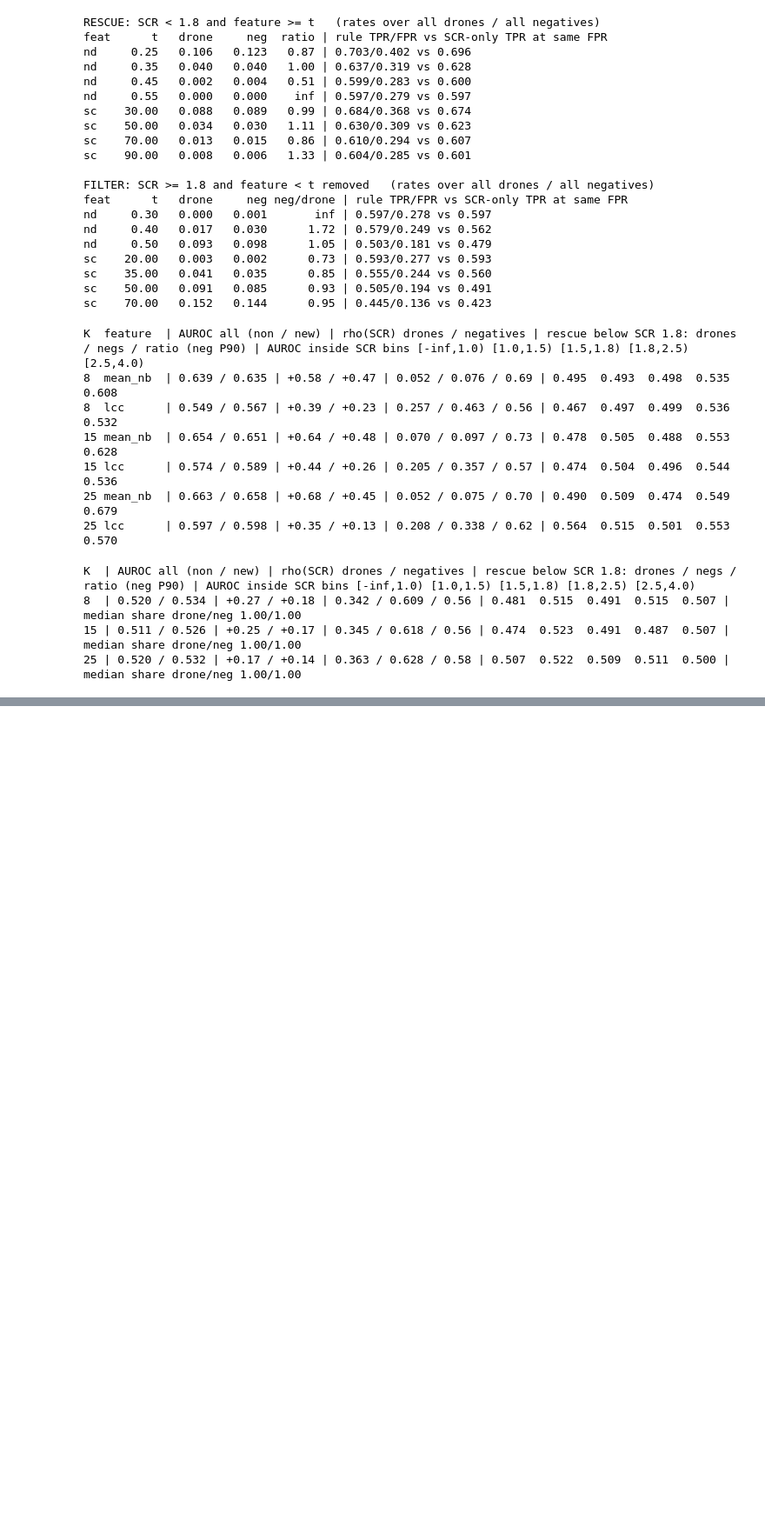
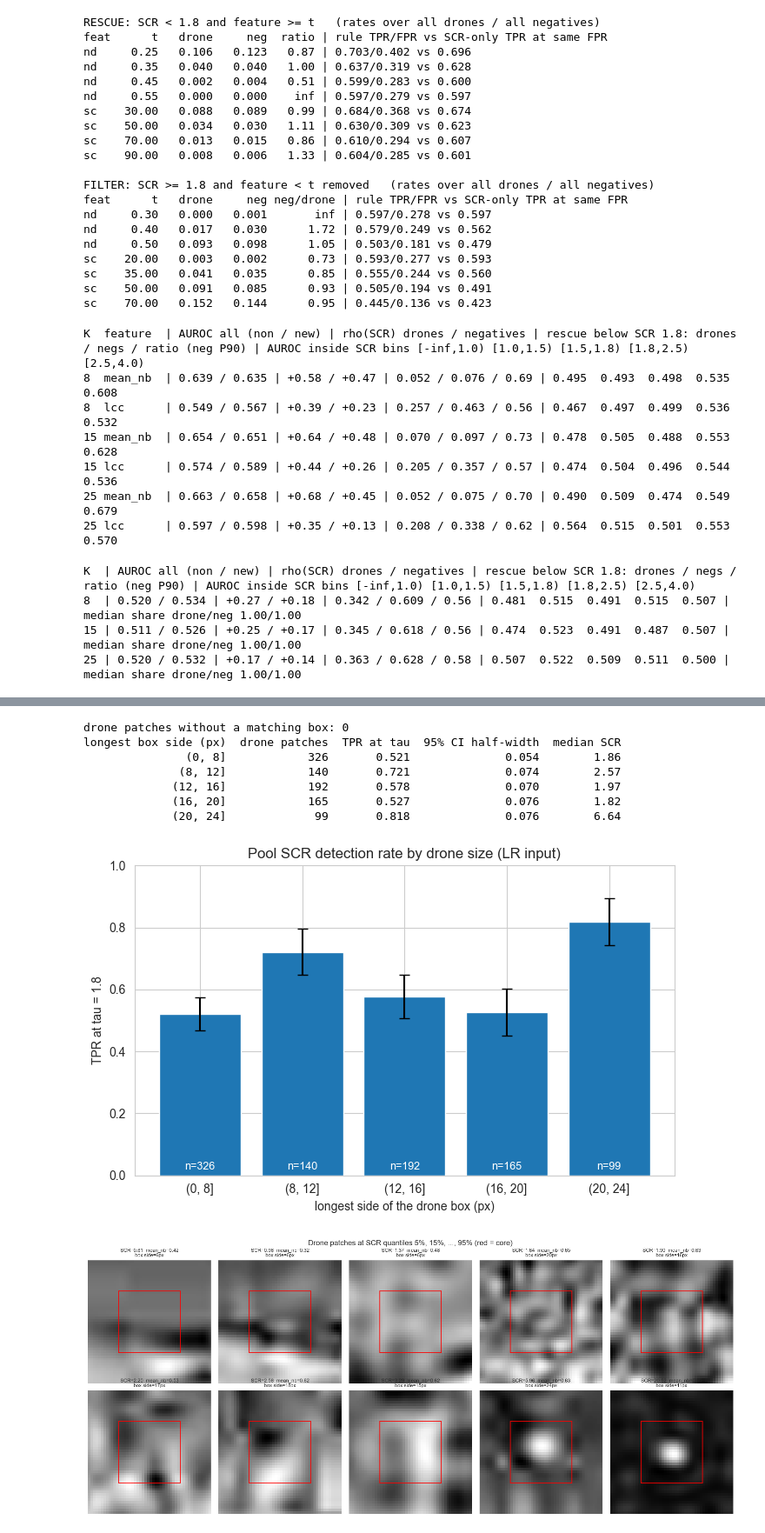
Before and after one commit to shelly-serafimovich/target-aware-infrared-sr, a Jupyter notebook: METRICS_EDA/RESULTS/EDA_executed.ipynb, the cells around one changed output, grey strips where cells are left out. Shown at 87% size. Drawn from its saved outputs; the diff is of its cells as text; code cells hidden in the pictures; blank space fills up the shorter version.

```diff
--- a/METRICS_EDA/RESULTS/EDA_executed.ipynb
+++ b/METRICS_EDA/RESULTS/EDA_executed.ipynb
@@ -2699,0 +2939,62 @@ K  | AUROC all (non / new) | rho(SCR) drones / negatives | rescue below SCR 1.8:
+# %%
+# ── 24e: pool SCR detection rate by drone size, and drone patches by SCR quantile ──
+def _drone_box_side(meta):
+    """Longest side of the YOLO box whose centre is the centre of this drone patch."""
+    cx, cy = meta["c0"] + HALF_OUTER, meta["r0"] + HALF_OUTER
+    for (x1, y1, x2, y2) in _boxes_by_path[meta["path"]]:
+        if (x1 + x2) // 2 == cx and (y1 + y2) // 2 == cy:
+            return max(x2 - x1, y2 - y1)
+    return np.nan
+
+
+_side = np.array([_drone_box_side(m) for m in eda_drone_meta], dtype=float)
+assert _side.size == drone_core_pool_scr.size
+print(f"drone patches without a matching box: {int(np.isnan(_side).sum())}")
+
+SIZE_EDGES = [0, 8, 12, 16, 20, PATCH_CORE]
+size_rows = []
+for lo_s, hi_s in zip(SIZE_EDGES[:-1], SIZE_EDGES[1:]):
+    m = (_side > lo_s) & (_side <= hi_s)
+    p = float(np.mean(drone_core_pool_scr[m] > pool_tau_fixed)) if m.any() else np.nan
+    size_rows.append({"longest box side (px)": f"({lo_s}, {hi_s}]", "drone patches": int(m.sum()),
+                      "TPR at tau": round(p, 3), "95% CI half-width": round(1.96 * np.sqrt(p * (1 - p) / max(m.sum(), 1)), 3),
+                      "median SCR": round(float(np.median(drone_core_pool_scr[m])), 2) if m.any() else np.nan})
+size_df = pd.DataFrame(size_rows)
+size_df.to_csv(os.path.join(APPENDIX_DIR, "table_tpr_by_drone_size.csv"), index=False)
+print(size_df.to_string(index=False))
+
+fig, ax = plt.subplots(figsize=(7, 4.5))
+ax.bar(size_df["longest box side (px)"], size_df["TPR at tau"], yerr=size_df["95% CI half-width"], color="#1f77b4", capsize=4)
+for i, c in enumerate(size_df["drone patches"]):
+    ax.text(i, 0.02, f"n={c}", ha="center", color="white", fontsize=9)
+ax.set_ylim(0, 1)
+ax.set_xlabel("longest side of the drone box (px)")
+ax.set_ylabel(f"TPR at tau = {pool_tau_fixed}")
+ax.set_title("Pool SCR detection rate by drone size (LR input)")
+plt.tight_layout()
+plt.savefig(os.path.join(APPENDIX_DIR, "fig_tpr_by_drone_size.png"), dpi=160)
+plt.show()
+
+# Ten drone patches spread evenly over the SCR ranking: shows what a low-SCR drone looks like.
+_rank = np.argsort(drone_core_pool_scr)
+_picks = _rank[((np.arange(10) + 0.5) / 10 * _rank.size).astype(int)]
+fig, axes = plt.subplots(2, 5, figsize=(15, 6.5))
+for ax, i in zip(axes.ravel(), _picks):
+    ax.imshow(drone_patch_records[i]["patch"], cmap="gray")
+    ax.add_patch(plt.Rectangle((_ci - 0.5, _ci - 0.5), PATCH_CORE, PATCH_CORE, edgecolor="red", facecolor="none", linewidth=1.2))
+    ax.set_title(f"SCR={drone_core_pool_scr[i]:.2f}  mean_nb={_nb_d[i]:.2f}\nbox side={_side[i]:.0f}px", fontsize=8)
+    ax.axis("off")
+fig.suptitle("Drone patches at SCR quantiles 5%, 15%, ..., 95% (red = core)")
+plt.tight_layout()
+plt.savefig(os.path.join(APPENDIX_DIR, "fig_drone_patches_by_scr_quantile.png"), dpi=160)
+plt.show()
+# %% [output]
+drone patches without a matching box: 0
+longest box side (px)  drone patches  TPR at tau  95% CI half-width  median SCR
+               (0, 8]            326       0.521              0.054        1.86
+              (8, 12]            140       0.721              0.074        2.57
+             (12, 16]            192       0.578              0.070        1.97
+             (16, 20]            165       0.527              0.076        1.82
+             (20, 24]             99       0.818              0.076        6.64
+[figure, added]
+[figure, added]
```
Also changed, not shown: parts of 20 cells of this notebook, 40 other files.
